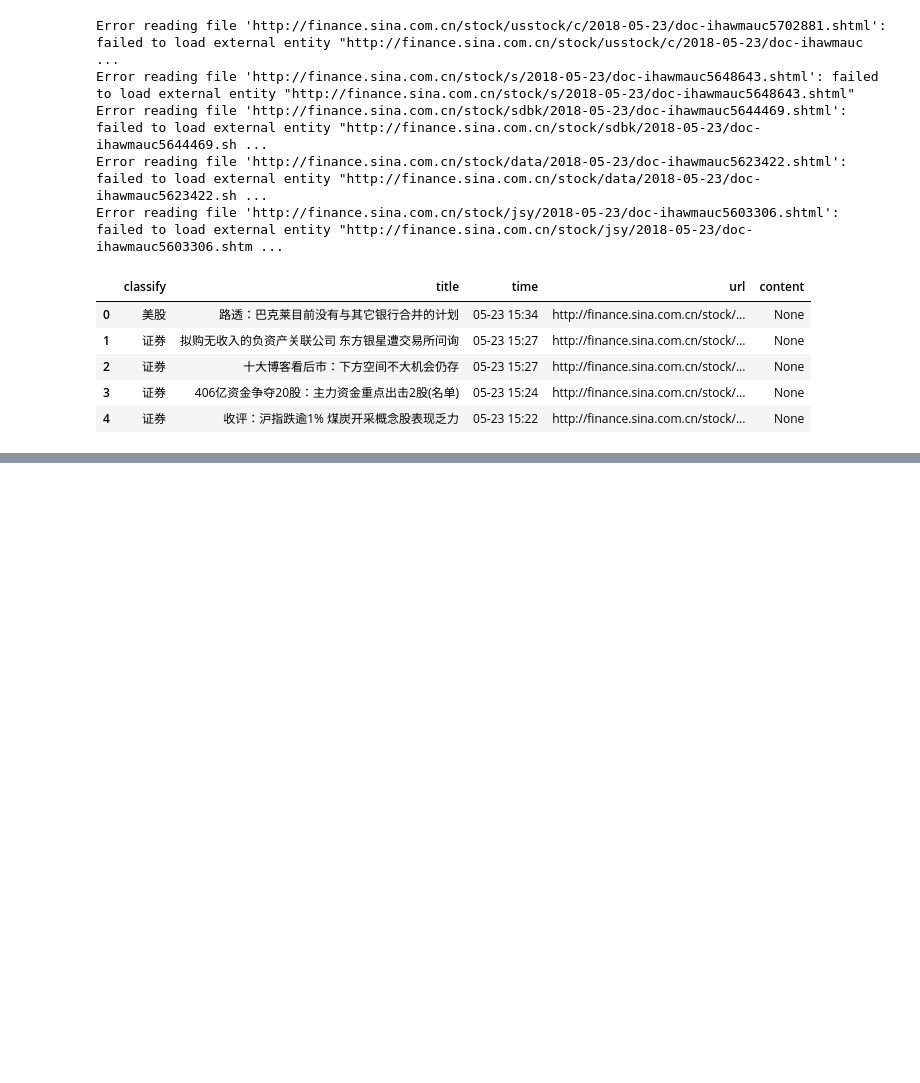
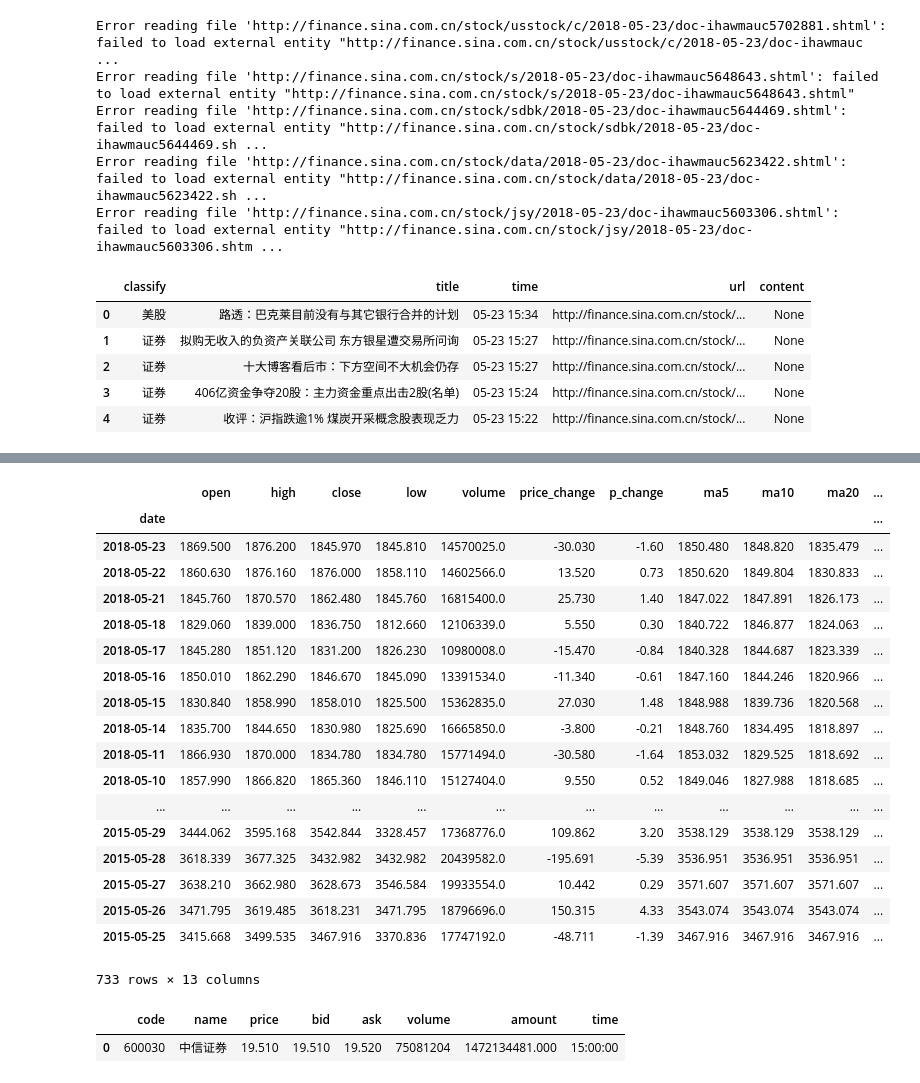
Before and after one commit to Jheng-Yi-Chen/Python, a Jupyter notebook: 2018_05_23 tushare - 複製.ipynb, the cells around one changed output, grey strips where cells are left out. Cells and saved outputs as stored; diff of their text form; code cells hidden in the pictures; blank space fills up the shorter version.

```diff
--- a/2018_05_23 tushare - 複製.ipynb
+++ b/2018_05_23 tushare - 複製.ipynb
@@ -392,3 +392,42 @@ ts.top_list('2018-05-22')
 | 44 | 603676 | 卫信康 | 10.02 | 9305.76 | 5671.29 | 3634.47 | 有价格涨跌幅限制的日收盘价格涨幅偏离值达到7%的前三只证券 | 0.12 | 0.08 | 2018-05-22 |
 | 45 | 603722 | 阿科力 | -2.8832 | 8228.45 | 2448.40 | 5780.05 | 有价格涨跌幅限制的日换手率达到20%的前三只证券 | 0.03 | 0.07 | 2018-05-22 |
 | 46 | 603800 | 道森股份 | 10.0165 | 8765.51 | 4413.95 | 4351.56 | 有价格涨跌幅限制的日收盘价格涨幅偏离值达到7%的前三只证券 | 0.11 | 0.11 | 2018-05-22 |
+# %%
+ts.get_hist_data('600030', ktype='W') #获取周k线数据
+ts.get_hist_data('600030', ktype='M') #获取月k线数据
+ts.get_hist_data('600030', ktype='5') #获取5分钟k线数据
+ts.get_hist_data('600030', ktype='15') #获取15分钟k线数据
+ts.get_hist_data('600030', ktype='30') #获取30分钟k线数据
+ts.get_hist_data('600030', ktype='60') #获取60分钟k线数据
+ts.get_hist_data('sh')#获取上证指数k线数据，其它参数与个股一致，下同
+ts.get_hist_data('sz')#获取深圳成指k线数据
+ts.get_hist_data('hs300')#获取沪深300指数k线数据
+ts.get_hist_data('sz50')#获取上证50指数k线数据
+ts.get_hist_data('zxb')#获取中小板指数k线数据
+ts.get_hist_data('cyb')#获取创业板指数k线数据
+# %% [output]
+|  | open | high | close | low | volume | price_change | p_change | ma5 | ma10 | ma20 | ... |
+| date |  |  |  |  |  |  |  |  |  |  | ... |
+| 2018-05-23 | 1869.500 | 1876.200 | 1845.970 | 1845.810 | 14570025.0 | -30.030 | -1.60 | 1850.480 | 1848.820 | 1835.479 | ... |
+| 2018-05-22 | 1860.630 | 1876.160 | 1876.000 | 1858.110 | 14602566.0 | 13.520 | 0.73 | 1850.620 | 1849.804 | 1830.833 | ... |
+| 2018-05-21 | 1845.760 | 1870.570 | 1862.480 | 1845.760 | 16815400.0 | 25.730 | 1.40 | 1847.022 | 1847.891 | 1826.173 | ... |
+| 2018-05-18 | 1829.060 | 1839.000 | 1836.750 | 1812.660 | 12106339.0 | 5.550 | 0.30 | 1840.722 | 1846.877 | 1824.063 | ... |
+| 2018-05-17 | 1845.280 | 1851.120 | 1831.200 | 1826.230 | 10980008.0 | -15.470 | -0.84 | 1840.328 | 1844.687 | 1823.339 | ... |
+| 2018-05-16 | 1850.010 | 1862.290 | 1846.670 | 1845.090 | 13391534.0 | -11.340 | -0.61 | 1847.160 | 1844.246 | 1820.966 | ... |
+| 2018-05-15 | 1830.840 | 1858.990 | 1858.010 | 1825.500 | 15362835.0 | 27.030 | 1.48 | 1848.988 | 1839.736 | 1820.568 | ... |
+| 2018-05-14 | 1835.700 | 1844.650 | 1830.980 | 1825.690 | 16665850.0 | -3.800 | -0.21 | 1848.760 | 1834.495 | 1818.897 | ... |
+| 2018-05-11 | 1866.930 | 1870.000 | 1834.780 | 1834.780 | 15771494.0 | -30.580 | -1.64 | 1853.032 | 1829.525 | 1818.692 | ... |
+| 2018-05-10 | 1857.990 | 1866.820 | 1865.360 | 1846.110 | 15127404.0 | 9.550 | 0.52 | 1849.046 | 1827.988 | 1818.685 | ... |
+| ... | ... | ... | ... | ... | ... | ... | ... | ... | ... | ... | ... |
+| 2015-05-29 | 3444.062 | 3595.168 | 3542.844 | 3328.457 | 17368776.0 | 109.862 | 3.20 | 3538.129 | 3538.129 | 3538.129 | ... |
+| 2015-05-28 | 3618.339 | 3677.325 | 3432.982 | 3432.982 | 20439582.0 | -195.691 | -5.39 | 3536.951 | 3536.951 | 3536.951 | ... |
+| 2015-05-27 | 3638.210 | 3662.980 | 3628.673 | 3546.584 | 19933554.0 | 10.442 | 0.29 | 3571.607 | 3571.607 | 3571.607 | ... |
+| 2015-05-26 | 3471.795 | 3619.485 | 3618.231 | 3471.795 | 18796696.0 | 150.315 | 4.33 | 3543.074 | 3543.074 | 3543.074 | ... |
+| 2015-05-25 | 3415.668 | 3499.535 | 3467.916 | 3370.836 | 17747192.0 | -48.711 | -1.39 | 3467.916 | 3467.916 | 3467.916 | ... |
+733 rows × 13 columns
+# %%
+df = ts.get_realtime_quotes('600030') #Single stock symbol
+df[['code','name','price','bid','ask','volume','amount','time']]
+# %% [output]
+|  | code | name | price | bid | ask | volume | amount | time |
+| 0 | 600030 | 中信证券 | 19.510 | 19.510 | 19.520 | 75081204 | 1472134481.000 | 15:00:00 |
```
Also changed, not shown: parts of 1 cell of this notebook.
